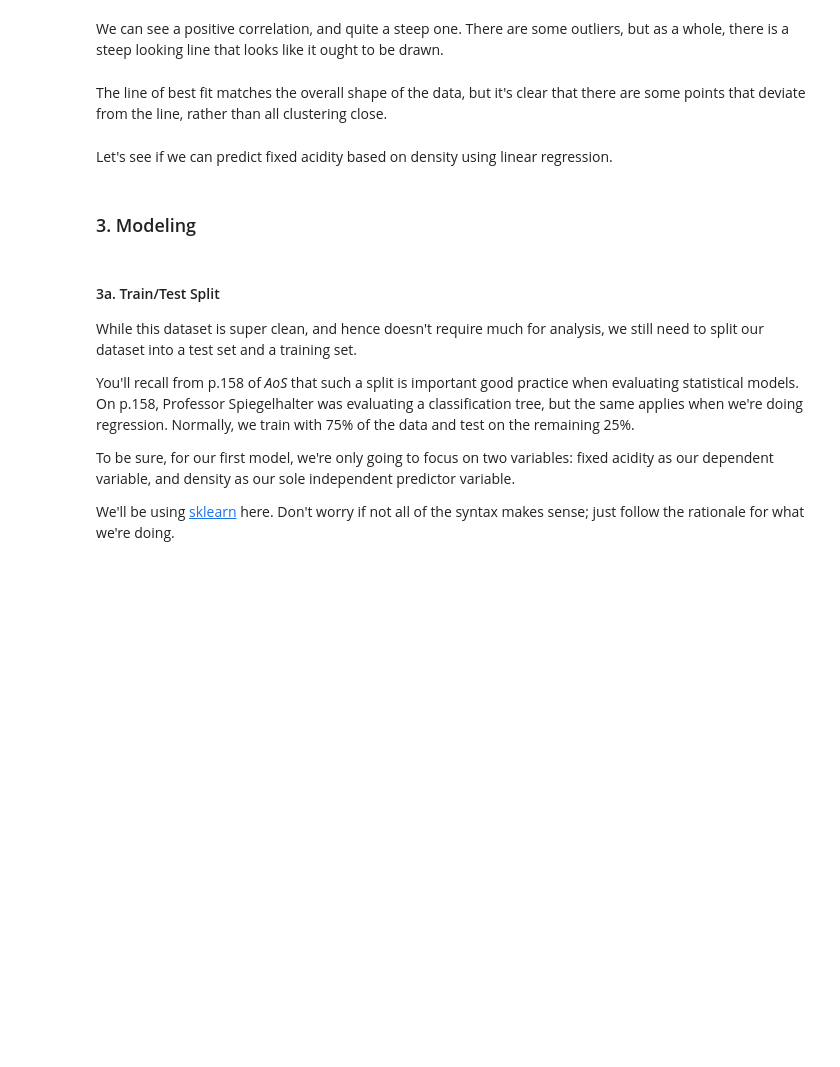
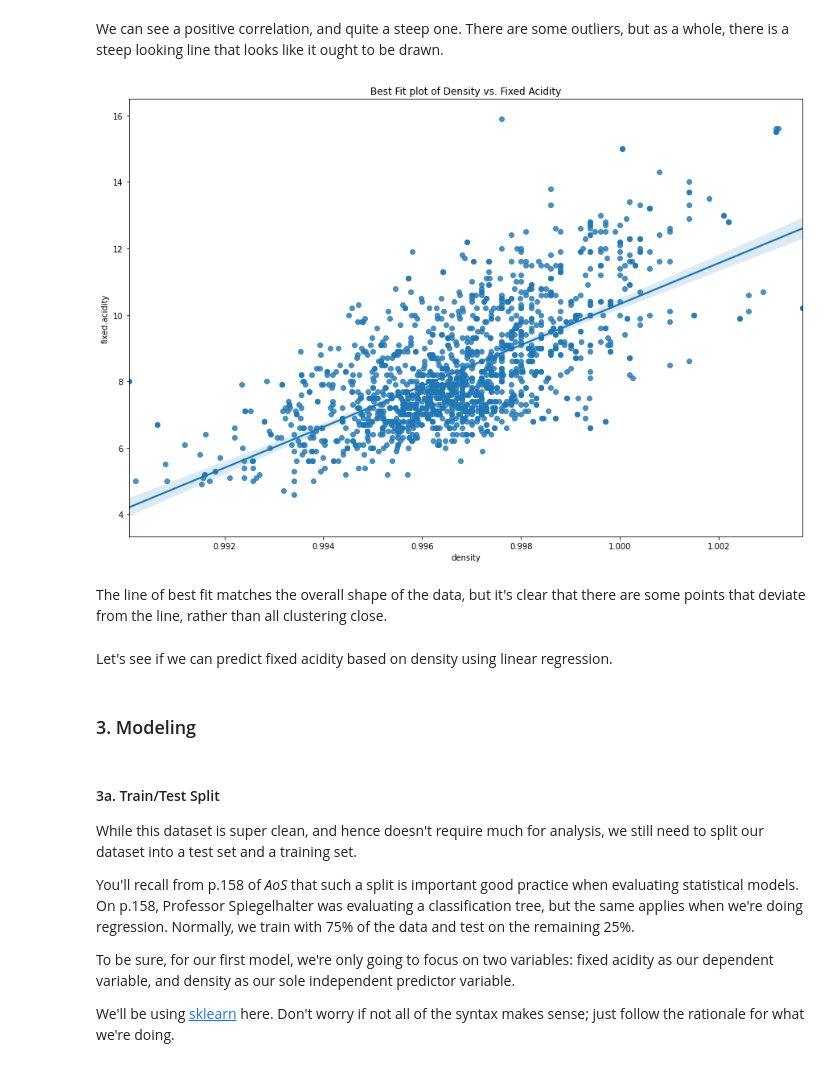
Before and after one commit to dj-m/StatisticalModeling, a Jupyter notebook: notebooks/RedWineDataset.ipynb, the cells around one changed output. Cells and saved outputs as stored; diff of their text form; code cells hidden in the pictures; blank space fills up the shorter version.

```diff
--- a/notebooks/RedWineDataset.ipynb
+++ b/notebooks/RedWineDataset.ipynb
@@ -252,7 +280,11 @@ _ _ _
 We can see a positive correlation, and quite a steep one. There are some outliers, but as a whole, there is a steep looking line that looks like it ought to be drawn.
 # %%
 # Call the regplot method on your sns object, with parameters: x = 'density', y = 'fixed.acidity'
-_ _ _
+_ = plt.figure(figsize = (15,10))
+_ = plt.title('Best Fit plot of Density vs. Fixed Acidity')
+rp = sns.regplot(x = 'density', y = 'fixed.acidity', data = df)
+# %% [output]
+[figure, added]
 # %% [markdown]
 The line of best fit matches the overall shape of the data, but it's clear that there are some points that deviate from the line, rather than all clustering close.
 # %% [markdown]
```
Also changed, not shown: parts of 6 cells of this notebook.
